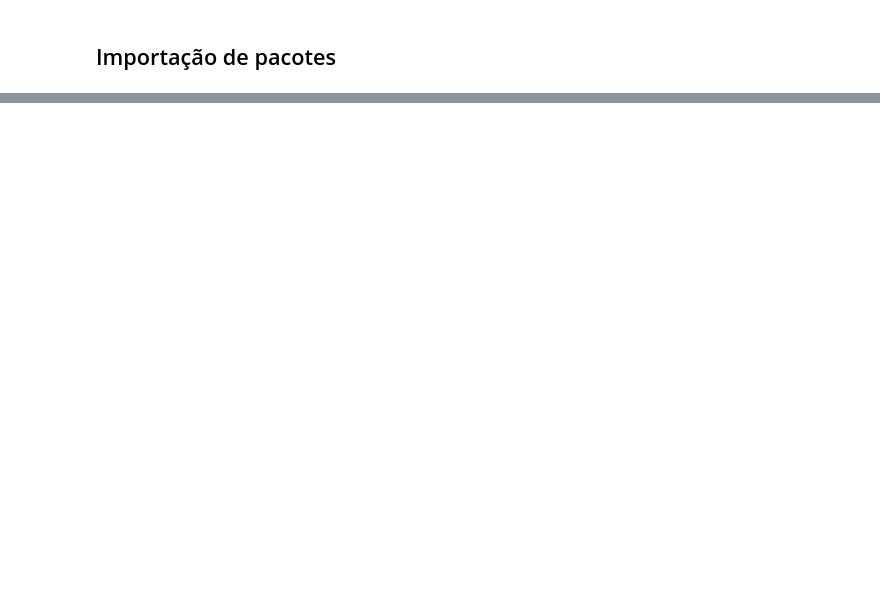
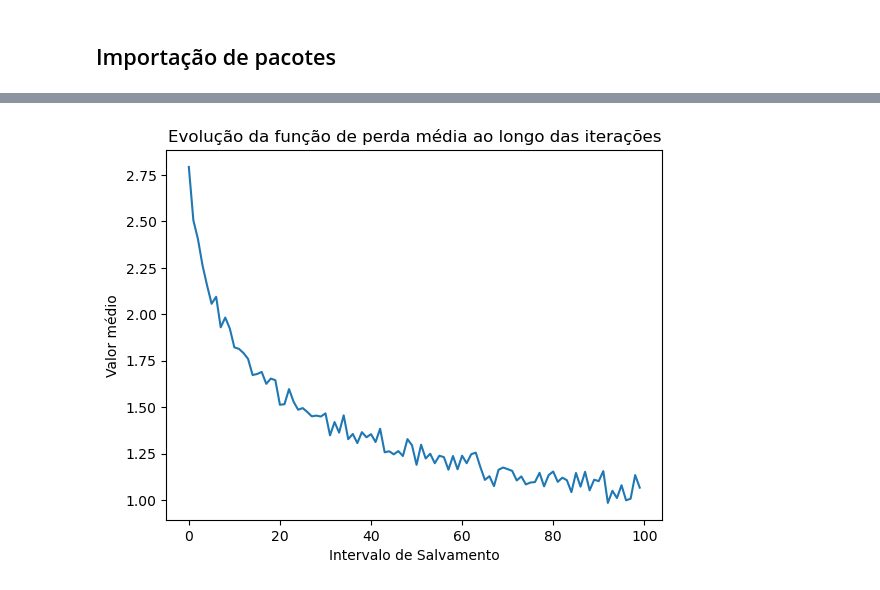
Before and after one commit to ThiagoPoppe/ciag2024, a Jupyter notebook: sequencias/name_classification.ipynb, the cells around one changed output, grey strips where cells are left out. Saved outputs shown, nothing was run; the diff lists cells and outputs as text; code cells hidden in the pictures; blank space fills up the shorter version.

```diff
--- a/sequencias/name_classification.ipynb
+++ b/sequencias/name_classification.ipynb
@@ -261,0 +373,34 @@ tmp.cleanup()
+# %%
+criterion = nn.NLLLoss()
+optimizer = optim.SGD(model.parameters(), lr=0.005)
+
+loss_interval = 1000  # intervalo para salvar a loss média
+print_interval = 5000  # intervalo para exibir performance da rede
+num_iterations = 100000
+
+# Variáveis para manter o valor da loss ao longo das épocas
+all_losses = []
+current_loss = 0
+
+for iter in tqdm(range(1, num_iterations + 1)):
+    name, language, name_tensor, language_tensor = get_random_pair()
+
+    name_tensor = name_tensor.to(device)
+    language_tensor = language_tensor.to(device)
+
+    output = model(name_tensor)
+    loss = criterion(output, language_tensor)
+    current_loss += loss
+
+    optimizer.zero_grad()
+    loss.backward()
+    optimizer.step()
+
+    if iter % print_interval == 0:
+        guess = get_language_from_output(output)
+        correct = '✓' if guess == language else f'✗ ({language})'
+        print(f'Iter [{iter}/{num_iterations}] => loss: {loss:.5f}, {name} is {guess} {correct}')
+
+    if iter % loss_interval == 0:
+        all_losses.append(current_loss / loss_interval)
+        current_loss = 0
@@ -261,0 +428,13 @@ tmp.cleanup()
+# %%
+plt.title('Evolução da função de perda média ao longo das iterações')
+plt.xlabel('Intervalo de Salvamento')
+plt.ylabel('Valor médio')
+
+# Convertendo de Torch CUDA para arrays numpy
+for i in range(len(all_losses)):
+    all_losses[i] = all_losses[i].detach().cpu().numpy()
+
+plt.plot(all_losses)
+plt.show()
+# %% [output]
+[figure, added]
```
Also changed, not shown: parts of 72 cells of this notebook, 4 other files.
